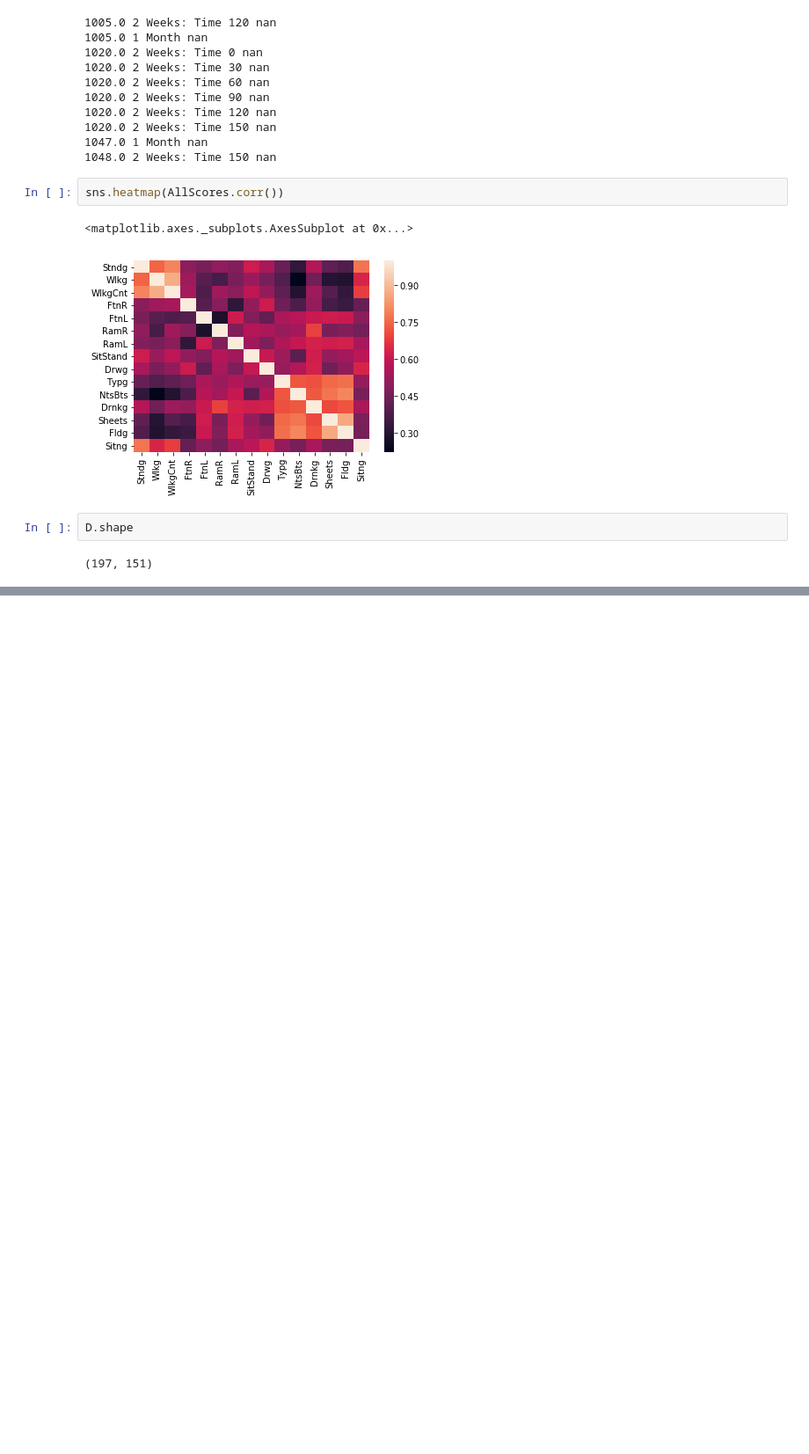
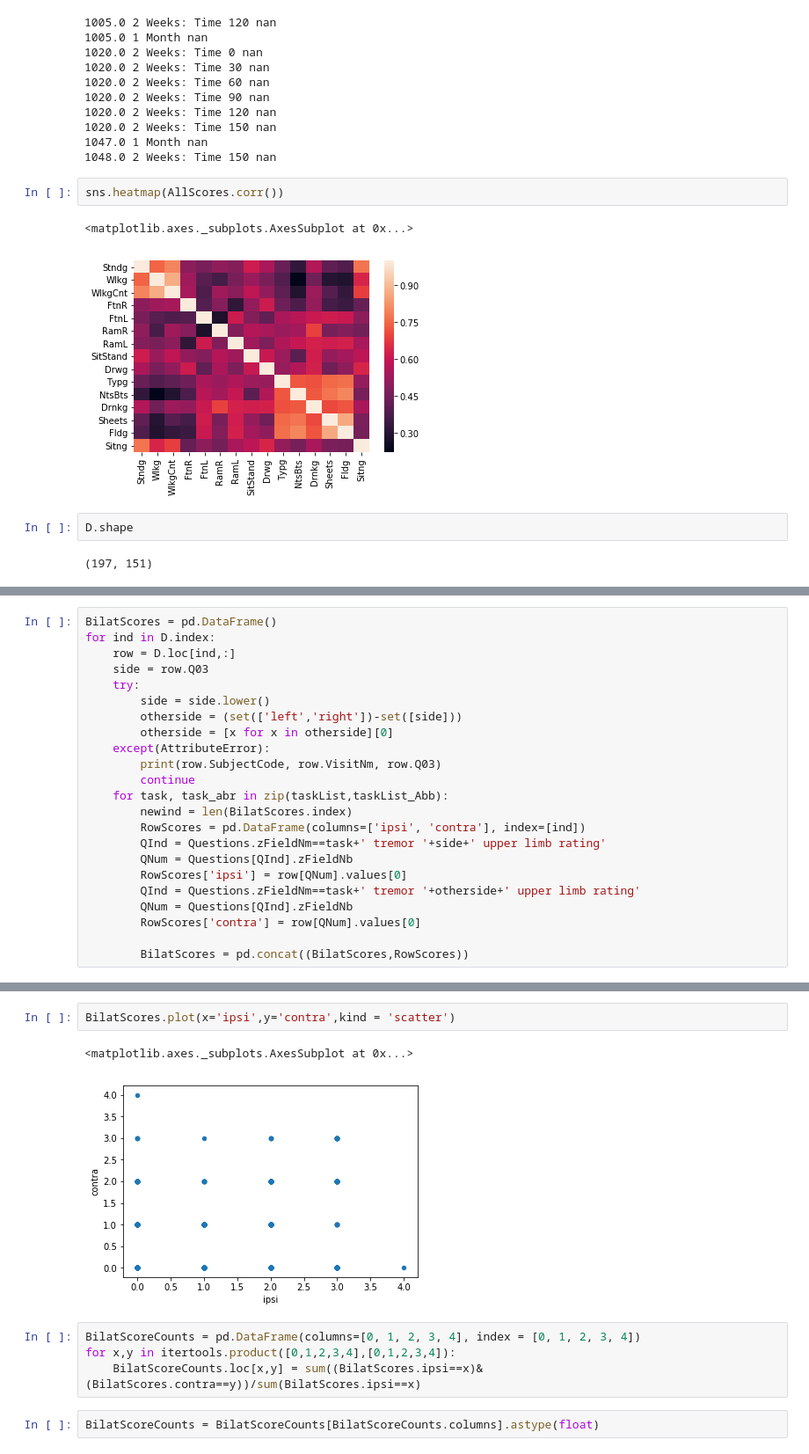
Before and after one commit to nshawen/CIS-PD_Curation, a Jupyter notebook: Clinician Score Correlation.ipynb, the cells around one changed output, grey strips where cells are left out. Shown at 88% size. Saved outputs shown, nothing was run; the diff lists cells and outputs as text; blank space fills up the shorter version.

```diff
--- a/Clinician Score Correlation.ipynb
+++ b/Clinician Score Correlation.ipynb
@@ -75,0 +83,23 @@ D.shape
+# %%
+BilatScores = pd.DataFrame()
+for ind in D.index:
+    row = D.loc[ind,:]
+    side = row.Q03
+    try:
+        side = side.lower()
+        otherside = (set(['left','right'])-set([side]))
+        otherside = [x for x in otherside][0]
+    except(AttributeError):
+        print(row.SubjectCode, row.VisitNm, row.Q03)
+        continue
+    for task, task_abr in zip(taskList,taskList_Abb):
+        newind = len(BilatScores.index)
+        RowScores = pd.DataFrame(columns=['ipsi', 'contra'], index=[ind])
+        QInd = Questions.zFieldNm==task+' tremor '+side+' upper limb rating'
+        QNum = Questions[QInd].zFieldNb
+        RowScores['ipsi'] = row[QNum].values[0]
+        QInd = Questions.zFieldNm==task+' tremor '+otherside+' upper limb rating'
+        QNum = Questions[QInd].zFieldNb
+        RowScores['contra'] = row[QNum].values[0]
+
+        BilatScores = pd.concat((BilatScores,RowScores))
@@ -75,0 +129,11 @@ D.shape
+# %%
+BilatScores.plot(x='ipsi',y='contra',kind = 'scatter')
+# %% [output]
+<matplotlib.axes._subplots.AxesSubplot at 0x...>
+[figure, added]
+# %%
+BilatScoreCounts = pd.DataFrame(columns=[0, 1, 2, 3, 4], index = [0, 1, 2, 3, 4])
+for x,y in itertools.product([0,1,2,3,4],[0,1,2,3,4]):
+    BilatScoreCounts.loc[x,y] = sum((BilatScores.ipsi==x)&(BilatScores.contra==y))/sum(BilatScores.ipsi==x)
+# %%
+BilatScoreCounts = BilatScoreCounts[BilatScoreCounts.columns].astype(float)
```
Also changed, not shown: parts of 13 cells of this notebook, 2 other files.
